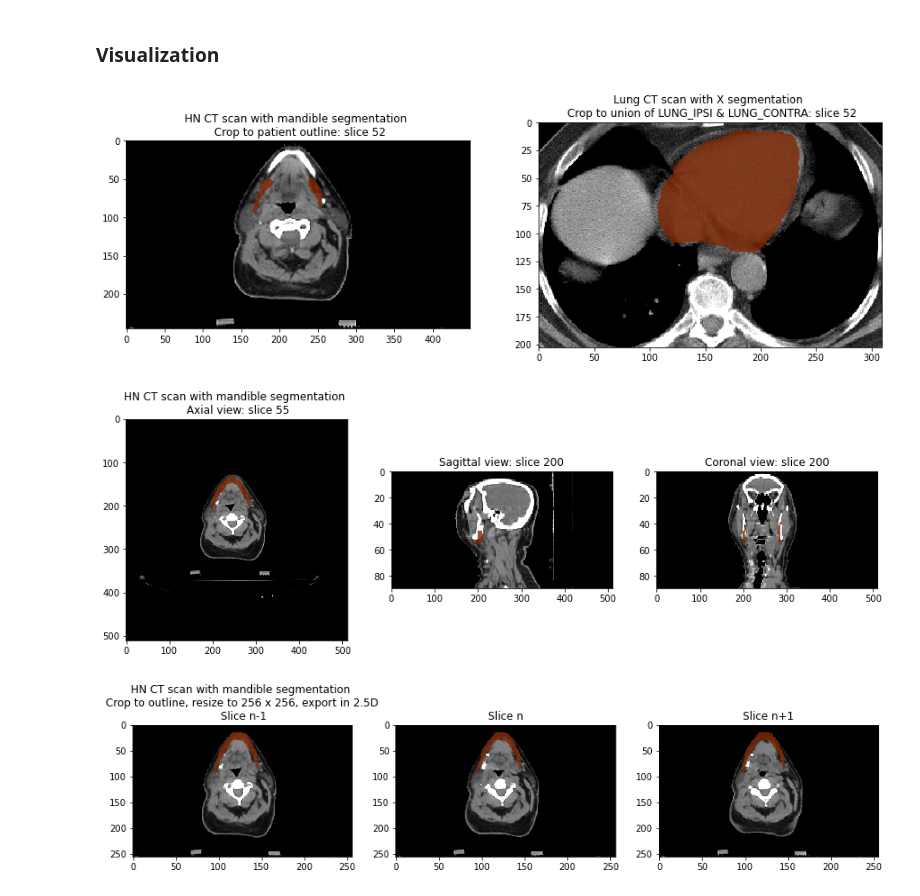
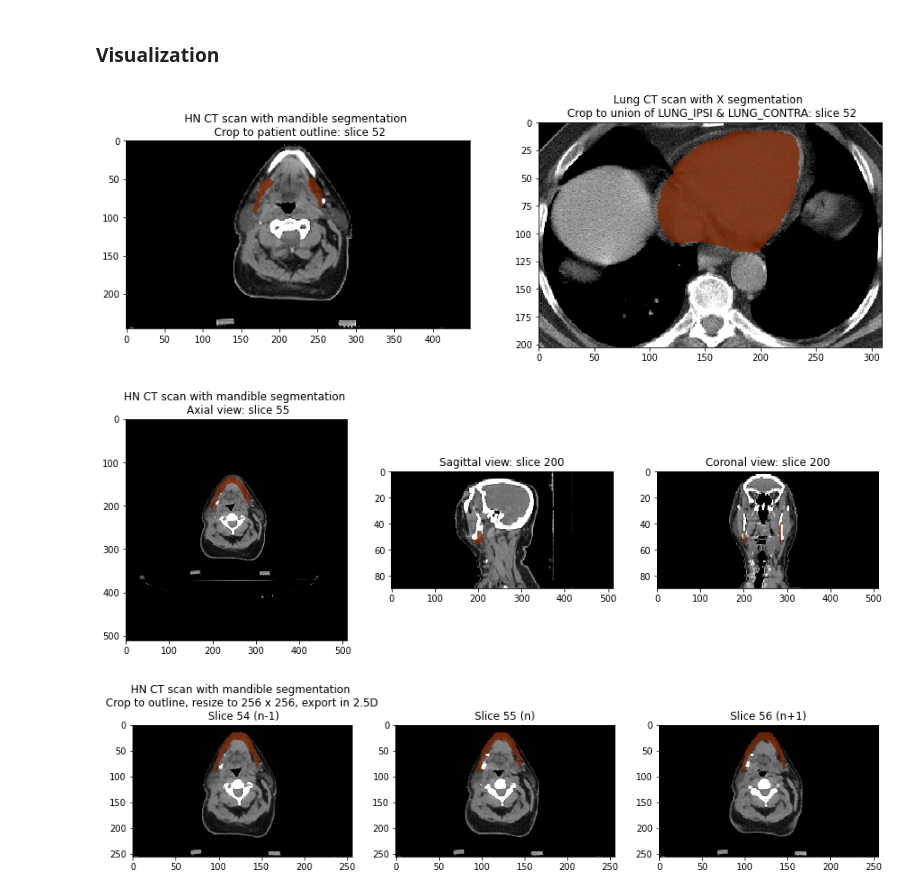
Before and after one commit to stratis-forge/segmentation-workflows, a Jupyter notebook: demo_preprocessing_for_AI.ipynb, the cells around one changed output. Saved outputs shown, nothing was run; the diff lists cells and outputs as text; code cells hidden in the pictures.

```diff
--- a/demo_preprocessing_for_AI.ipynb
+++ b/demo_preprocessing_for_AI.ipynb
@@ -96,6 +175,8 @@ def window_image(image, window_center, window_width):
     return window_image
 
 def get_extent(img):
+    dx = 1
+    dy = 1
     img_size = np.shape(img)
     x = np.arange(0, img_size[0], dx)
     y = np.arange(0, img_size[1], dy)
@@ -132,58 +213,58 @@ def plotSelectedSlice(scanArray, maskArray, slice, title, ax, ar=1, addSlcFlag=1
 #---- Display results of various preprocessing configurations ---
 
 # Display results of config 1
-scanArray = scanC[0][0]
-maskArray = maskC[0][0]
+scanArray = scanC[0]
+maskArray = maskC[0]
 slice = 52
 plotTitle = 'HN CT scan with mandible segmentation \n Crop to patient outline'
 fig, (ax1,ax2) = plt.subplots(1,2,figsize=(15,15))
 plotSelectedSlice(scanArray, maskArray, slice, plotTitle, ax1)
 
 # Display results of config 2
-scanArray = scanC[1][0]
-maskArray = maskC[1][0]
+scanArray = scanC[1]
+maskArray = maskC[1]
 plotTitle = 'Lung CT scan with X segmentation \n Crop to union of LUNG_IPSI & LUNG_CONTRA'
 plotSelectedSlice(scanArray, maskArray, slice, plotTitle,ax2)
 
 # Display results of config 3
-scanViewC = scanC[2][0]
-maskViewC = maskC[2][0]
+scanViewC = scanC[2]
+maskViewC = maskC[2]
 fig, (ax1,ax2,ax3) = plt.subplots(1,3,figsize=(15,15))
 
 slice = 55
 plotTitle = 'HN CT scan with mandible segmentation \n Axial view'
-scanArray = scanViewC[0][0][0]
-maskArray = maskViewC[0][0]
+scanArray = scanViewC[0][0]
+maskArray = maskViewC[0]
 plotSelectedSlice(scanArray, maskArray, slice, plotTitle, ax1)
 slice = 200
 plotTitle = 'Sagittal view'
-scanArray = scanViewC[1][0][0]
-maskArray = maskViewC[1][0]
+scanArray = scanViewC[1][0]
+maskArray = maskViewC[1]
 plotSelectedSlice(scanArray, maskArray, slice, plotTitle, ax2, ar=3)
 plotTitle = 'Coronal view'
-scanArray = scanViewC[2][0][0]
-maskArray = maskViewC[2][0]
+scanArray = scanViewC[2][0]
+maskArray = maskViewC[2]
 plotSelectedSlice(scanArray, maskArray, slice, plotTitle, ax3, ar=3)
 
 #Display results of config4
-scan25dC = scanC[3][0]
-maskArray = maskC[3][0][0]
+scan25dC = scanC[3]
+maskArray = maskC[3][0]
 
 fig, (ax1,ax2,ax3) = plt.subplots(1,3,figsize=(15,15))
 slice = 55
 
-scanArray = scan25dC[0][0]
-plotTitle = 'HN CT scan with mandible segmentation \n Crop to outline, resize to 256 x 256, export in 2.5D \n Slice ''n-1'''
+scanArray = scan25dC[0]
+plotTitle = 'HN CT scan with mandible segmentation \n Crop to outline, resize to 256 x 256, export in 2.5D \n Slice 54 (n-1)'
 plotSelectedSlice(scanArray, maskArray, slice, plotTitle, ax1, ar=0.6, addSlcFlag=0)
 
-plotTitle = 'Slice ''n'''
-scanArray = scan25dC[1][0]
+plotTitle = 'Slice 55 (n)'
+scanArray = scan25dC[1]
 plotSelectedSlice(scanArray, maskArray, slice, plotTitle, ax2, ar=0.6, addSlcFlag=0)
 
-plotTitle = 'Slice ''n+1'''
-scanArray = scanArray = scan25dC[2][0]
+plotTitle = 'Slice 56 (n+1)'
+scanArray = scanArray = scan25dC[2]
 plotSelectedSlice(scanArray, maskArray, slice, plotTitle, ax3, ar=0.6, addSlcFlag=0)
 # %% [output]
 [figure]
 [figure]
-[figure, old version]
+[figure, new version]
```
Also changed, not shown: parts of 16 cells of this notebook.
